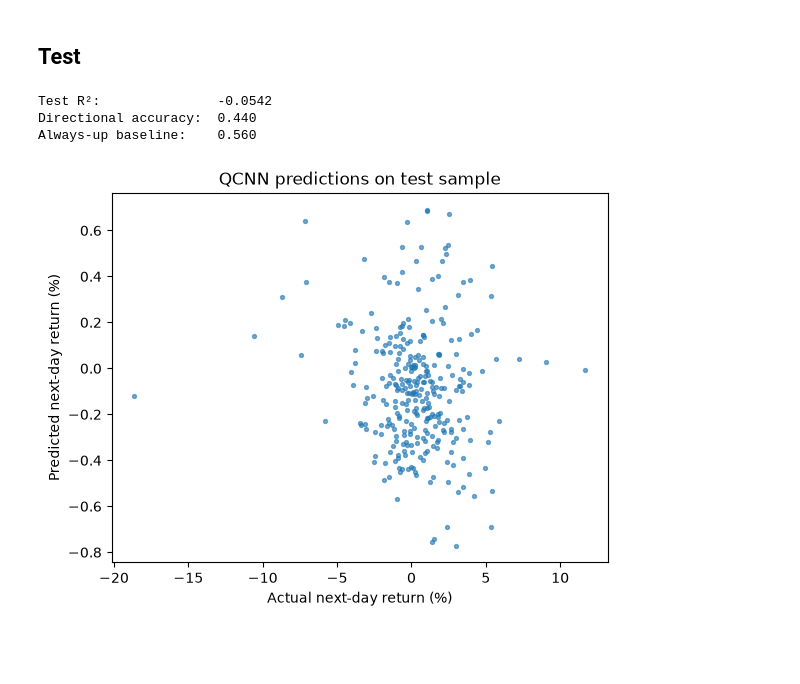
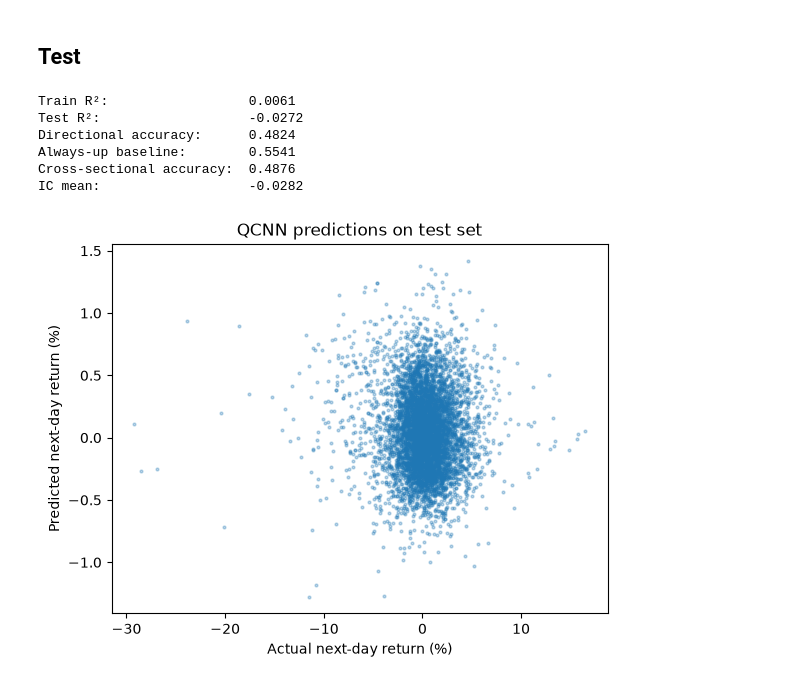
Before and after one commit to Suman-Poola/Random-Forrest-s-p500, a Jupyter notebook: Quantum_CNN_local.ipynb, the cells around one changed output. Saved outputs shown, nothing was run; the diff lists cells and outputs as text; code cells hidden in the pictures; blank space fills up the shorter version.

```diff
--- a/Quantum_CNN_local.ipynb
+++ b/Quantum_CNN_local.ipynb
@@ -8,11 +8,11 @@ USE_IBM_HARDWARE = False
 
 MONTHS = 3
 
-N_TRAIN = 300
-N_TEST = 300
+N_TRAIN = 1000
+N_TEST = None              # None = every test row
 
 # COBYLA always does at least 137 here (weights + 2)
-MAXITER = 200
+MAXITER = 400
 SEED = 12345
 
 PRECISION = 'single'       # float32
@@ -70,7 +70,10 @@ train rows: 26,079   test rows: 6,526
 ## Subsample and scale
 # %%
 train_idx = rng.choice(len(x_train), size=min(N_TRAIN, len(x_train)), replace=False)
-test_idx = rng.choice(len(x_test), size=min(N_TEST, len(x_test)), replace=False)
+if N_TEST is None:
+    test_idx = np.arange(len(x_test))
+else:
+    test_idx = rng.choice(len(x_test), size=min(N_TEST, len(x_test)), replace=False)
 
 x_train_sub = x_train.iloc[train_idx].to_numpy(dtype=np.float32)
 x_test_sub = x_test.iloc[test_idx].to_numpy(dtype=np.float32)
@@ -196,7 +199,10 @@ if USE_IBM_HARDWARE:
 else:
     try:
         from qiskit_aer.primitives import EstimatorV2 as AerEstimator
-        estimator = AerEstimator(options={'backend_options': {'precision': PRECISION}})
+        # rows run in parallel instead of splitting up each one, ~3x faster
+        estimator = AerEstimator(options={'backend_options': {'precision': PRECISION,
+                                                              'statevector_parallel_threshold': NUM_QUBITS + 1,
+                                                              'max_parallel_experiments': 0}})
         print(f"Running on local Aer simulator ({PRECISION} precision)")
     except ImportError:
         from qiskit.primitives import StatevectorEstimator
@@ -274,22 +280,28 @@ training took 16.3 min, 200 iterations, peak RAM 0.56 GB
 ## Test
 # %%
 pred = regressor.predict(x_test_reduced).ravel() * scale_factor
+train_pred = regressor.predict(x_train_reduced).ravel() * scale_factor
 
-r2 = r2_score(y_test_sub, pred)
-direction_acc = np.mean(np.sign(pred) == np.sign(y_test_sub))
-always_up = np.mean(y_test_sub > 0)
+results = test.iloc[test_idx][['date', 'ticker', 'future return']].assign(prediction=pred)
+scores = score(results)
 
-print(f"Test R²:               {r2:.4f}")
-print(f"Directional accuracy:  {direction_acc:.3f}")
-print(f"Always-up baseline:    {always_up:.3f}")
+print(f"Train R²:                  {r2_score(y_train_sub, train_pred):.4f}")
+print(f"Test R²:                   {r2_score(y_test_sub, pred):.4f}")
+print(f"Directional accuracy:      {scores['directional accuracy']:.4f}")
+print(f"Always-up baseline:        {scores['share up']:.4f}")
+print(f"Cross-sectional accuracy:  {scores['cross-sectional accuracy']:.4f}")
+print(f"IC mean:                   {scores['IC mean']:.4f}")
 
-plt.scatter(y_test_sub, pred, s=8, alpha=0.6)
+plt.scatter(y_test_sub, pred, s=4, alpha=0.3)
 plt.xlabel("Actual next-day return (%)")
 plt.ylabel("Predicted next-day return (%)")
-plt.title("QCNN predictions on test sample")
+plt.title("QCNN predictions on test set")
 plt.show()
 # %% [output]
-Test R²:               -0.0542
-Directional accuracy:  0.440
-Always-up baseline:    0.560
+Train R²:                  0.0061
+Test R²:                   -0.0272
+Directional accuracy:      0.4824
+Always-up baseline:        0.5541
+Cross-sectional accuracy:  0.4876
+IC mean:                   -0.0282
-[figure, old version]
+[figure, new version]
```
Also changed, not shown: parts of 3 cells of this notebook.
